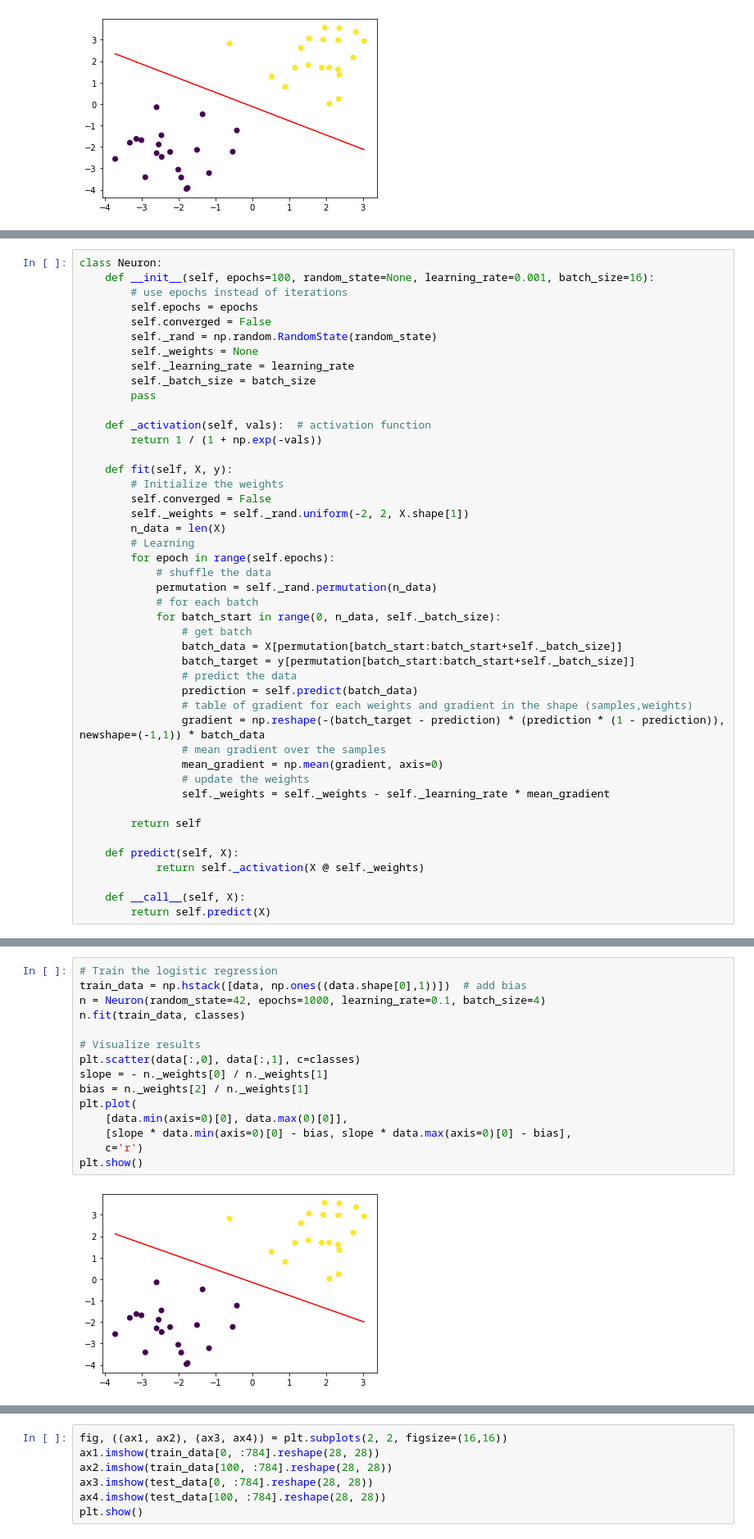
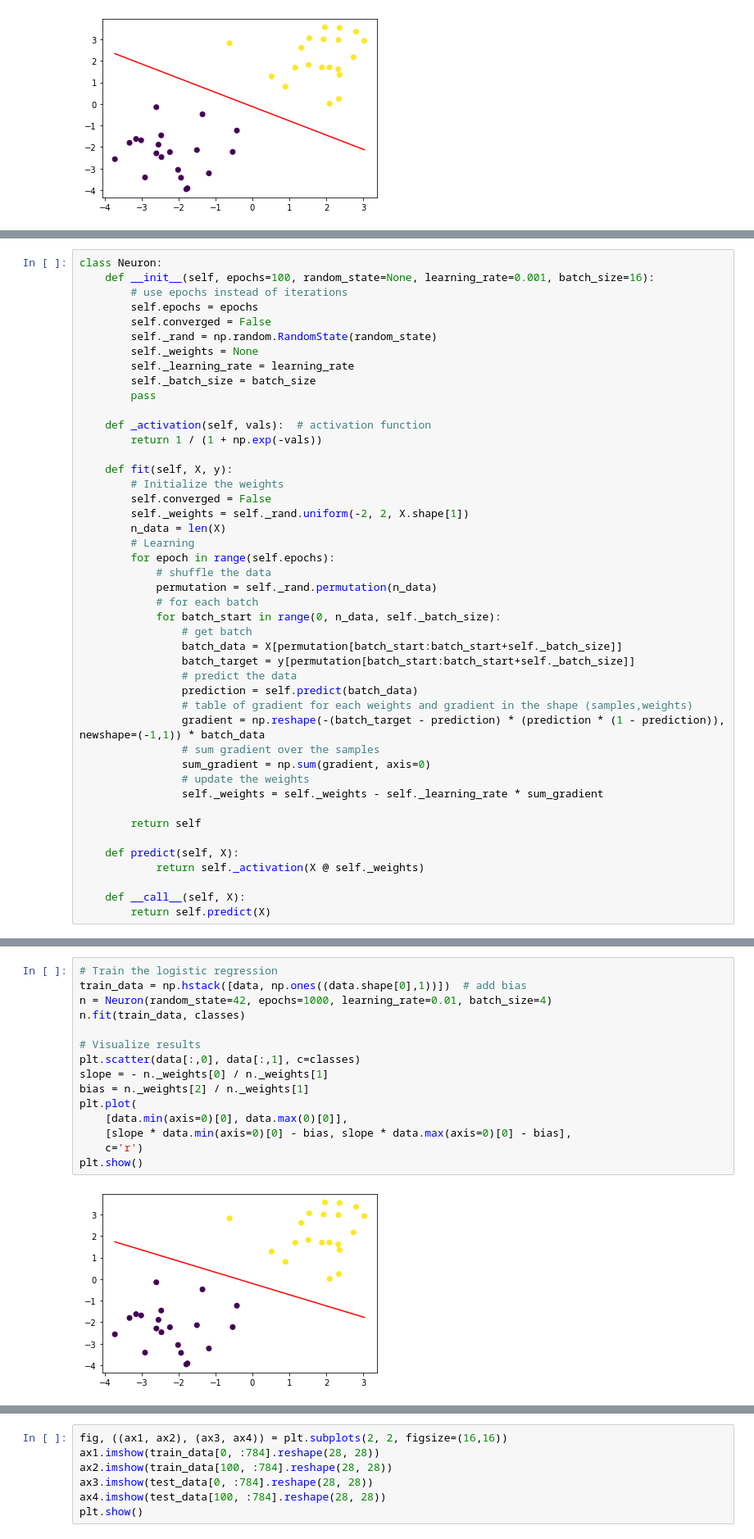
Before and after one commit to PatrikValkovic/neural-networks-step-by-step, a Jupyter notebook: 04-logistic-regression-training.ipynb, the cells around one changed output, grey strips where cells are left out. Shown: that part at 82% size. Drawn from its saved outputs; the diff is of its cells as text.

```diff
--- a/04-logistic-regression-training.ipynb
+++ b/04-logistic-regression-training.ipynb
@@ -243,10 +241,10 @@ class Neuron:
                 prediction = self.predict(batch_data)
                 # table of gradient for each weights and gradient in the shape (samples,weights)
                 gradient = np.reshape(-(batch_target - prediction) * (prediction * (1 - prediction)), newshape=(-1,1)) * batch_data
-                # mean gradient over the samples
-                mean_gradient = np.mean(gradient, axis=0)
+                # sum gradient over the samples
+                sum_gradient = np.sum(gradient, axis=0)
                 # update the weights
-                self._weights = self._weights - self._learning_rate * mean_gradient
+                self._weights = self._weights - self._learning_rate * sum_gradient
 
         return self
 
@@ -260,18 +258,18 @@ There are not many changes. First of all, we shuffle the data as we did in the s
 # %%
 # Train the logistic regression
 train_data = np.hstack([data, np.ones((data.shape[0],1))])  # add bias
-n = Neuron(random_state=42, epochs=1000, learning_rate=0.1, batch_size=4)
+n = Neuron(random_state=42, epochs=1000, learning_rate=0.01, batch_size=4)
 n.fit(train_data, classes)
 
 # Visualize results
 plt.scatter(data[:,0], data[:,1], c=classes)
 slope = - n._weights[0] / n._weights[1]
 bias = n._weights[2] / n._weights[1]
 plt.plot(
     [data.min(axis=0)[0], data.max(0)[0]],
     [slope * data.min(axis=0)[0] - bias, slope * data.max(axis=0)[0] - bias],
     c='r')
 plt.show()
 # %% [output]
-[figure, old version]
+[figure, new version]
 # %% [markdown]
```
Also changed, not shown: parts of 26 cells of this notebook, 4 other files.
